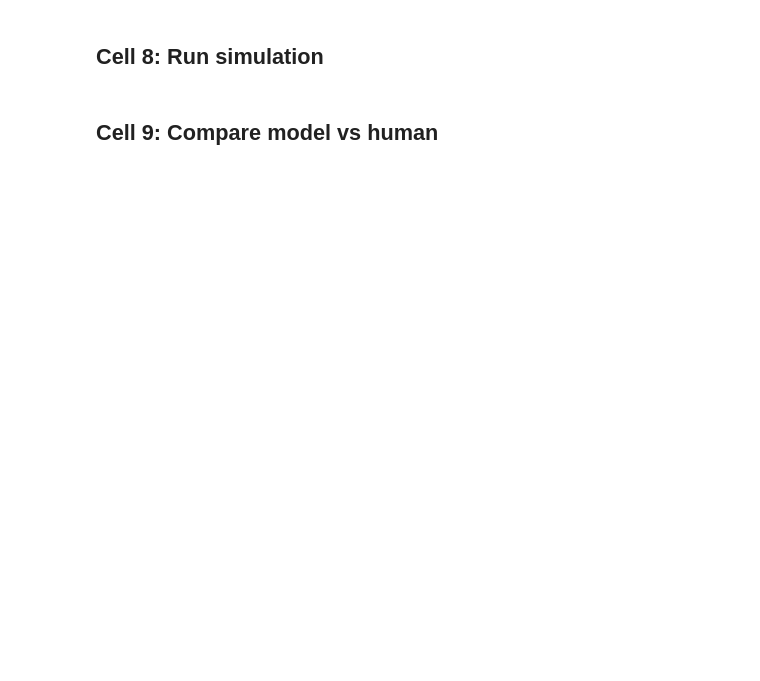
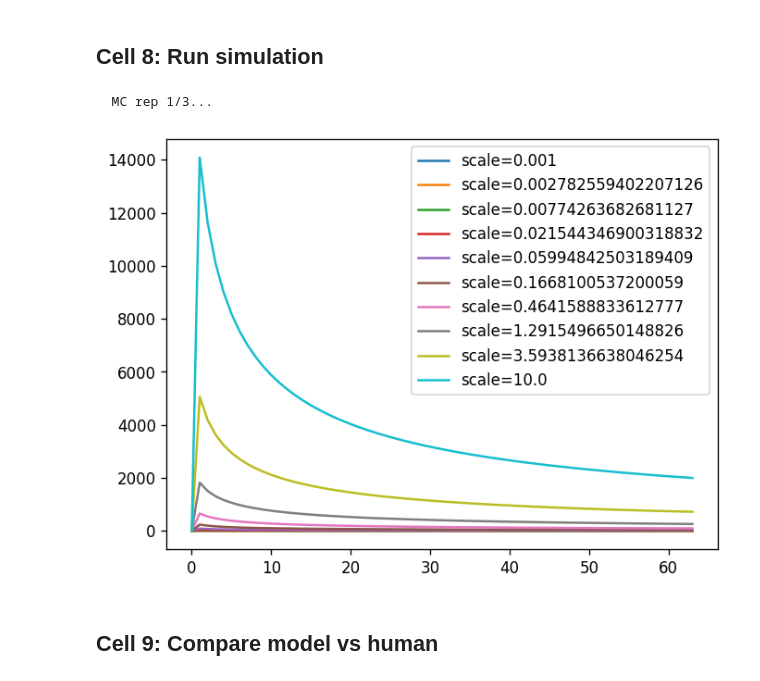
Before and after one commit to bjmedina/memory, a Jupyter notebook: notebooks/2026-04-02_analytical-schedule-poc.ipynb, the cells around one changed output. Cells and saved outputs as stored; diff of their text form; code cells hidden in the pictures; blank space fills up the shorter version.

```diff
--- a/notebooks/2026-04-02_analytical-schedule-poc.ipynb
+++ b/notebooks/2026-04-02_analytical-schedule-poc.ipynb
@@ -26,4 +40,11 @@ from utls.roc_utils import roc_from_arrays
 plt.rcParams['figure.dpi'] = 120
+# %%
+# --- Distance metric (used everywhere below) ---
+# Analytical sigma^2 uses Delta = mean nearest-neighbor *distance* in embedding space;
+# the Gaussian derivation is naturally Euclidean. Cosine is kept as an option for comparison.
+# Must match a `metric` accepted by `utls.runners_v2.run_model_core`.
+distance_metric = 'euclidean'  # e.g. 'euclidean', 'cosine', 'manhattan', 'mahalanobis', 'loglikelihood'
+roc_score_type = 'likelihood' if distance_metric == 'loglikelihood' else 'distance'
 # %% [markdown]
 ## Cell 1: Load human data
 # %%
@@ -236,12 +383,12 @@ print(f'{len(experiment_list)} sequences, length {len(experiment_list[0])}')
 # %% [markdown]
 ## Cell 8: Run simulation
 # %%
+scale = 1
 n_mc = 3
-metric = 'cosine'
 runner_isi_values = [isi + 1 for isi in isi_values]
 
 analytical_schedule = AnalyticalNoiseSchedule(
-    fit_params=popt, Delta=Delta, scale=1.0,
+    fit_params=popt, Delta=Delta, scale=scale,
 )
 
 all_isi_hits = defaultdict(list)
@@ -252,7 +399,7 @@ for rep in range(n_mc):
     run = run_model_core(
         sigma0=sigma0_model, X0=X0, name_to_idx=name_to_idx,
         experiment_list=experiment_list, noise_schedule=analytical_schedule,
-        metric=metric, seed=42 * 10_000 + rep,
+        metric=distance_metric, seed=42 * 10_000 + rep,
     )
     for risi in runner_isi_values:
         all_isi_hits[risi].extend(run['isi_hit_dists'].get(risi, []))
@@ -260,7 +407,6 @@ for rep in range(n_mc):
 
 # Compute d' per ISI
 fas_arr = np.array(all_fas, dtype=float)
-score_type = 'distance'
 model_dp = {}
 for exp_isi, risi in zip(isi_values, runner_isi_values):
     hits_raw = all_isi_hits.get(risi, [])
@@ -268,7 +414,7 @@ for exp_isi, risi in zip(isi_values, runner_isi_values):
         model_dp[exp_isi] = np.nan
         continue
     hits_scores = np.array([s for s, t in hits_raw], dtype=float)
-    roc = roc_from_arrays(hits_scores, fas_arr, score_type=score_type)
+    roc = roc_from_arrays(hits_scores, fas_arr, score_type=roc_score_type)
     if roc is not None:
         _, _, auc_val = roc
         model_dp[exp_isi] = auroc_to_dprime(auc_val)
@@ -276,8 +422,30 @@ for exp_isi, risi in zip(isi_values, runner_isi_values):
         model_dp[exp_isi] = np.nan
 
 model_dp_arr = np.array([model_dp.get(isi, np.nan) for isi in isi_values])
+print(f"scale={scale}")
 print("Model d':", np.round(model_dp_arr, 3))
 print("Human d':", np.round(human_dp, 3))
+# %% [output]
+  MC rep 1/3...
+# %%
+
+for scale in np.geomspace(0.001, 10, 10):
+    sigma_scaled = []
+
+    analytical_schedule = AnalyticalNoiseSchedule(
+        fit_params=popt, Delta=Delta, scale=scale,
+    )
+
+    for i in range(64):
+        #print(analytical_schedule(i))
+        sigma_scaled.append(analytical_schedule(i))
+
+    plt.plot(sigma_scaled, label=f'scale={scale}')
+
+plt.legend()
+plt.show()
+# %% [output]
+[figure, added]
 # %% [markdown]
 ## Cell 9: Compare model vs human
 # %%
```
Also changed, not shown: parts of 14 cells of this notebook.
